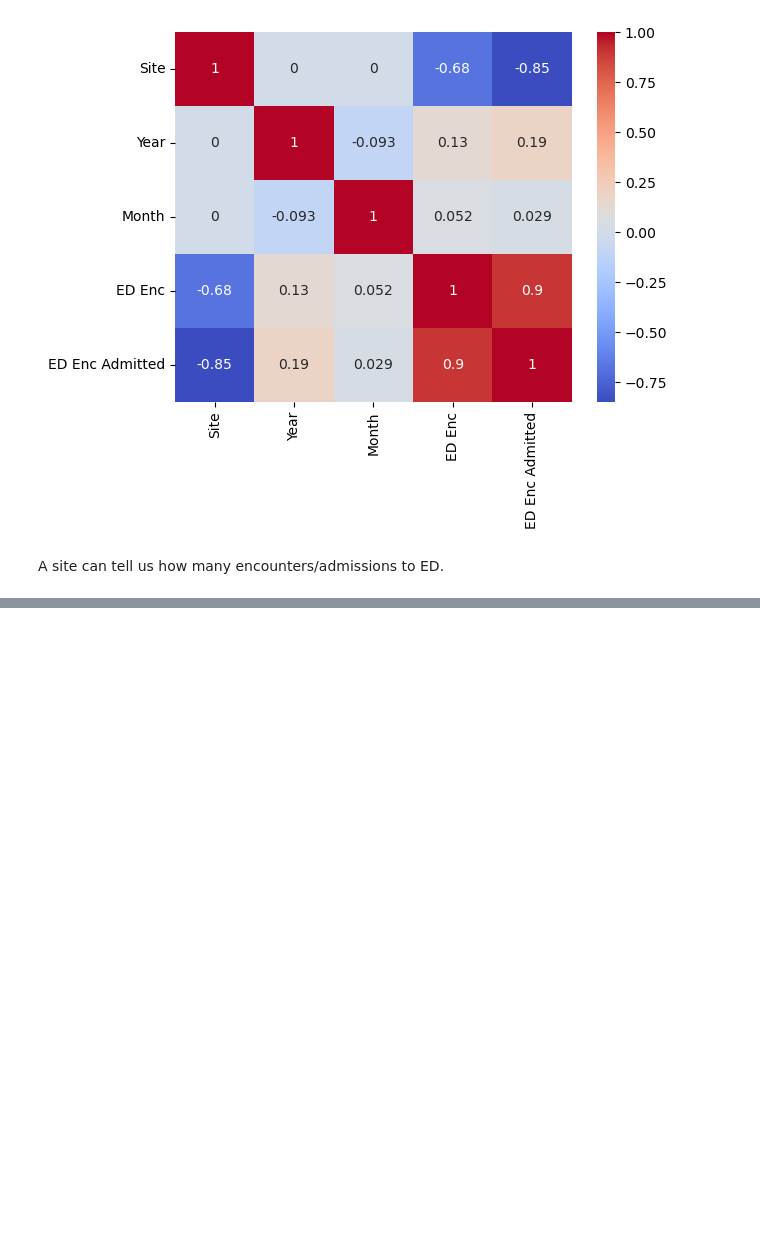
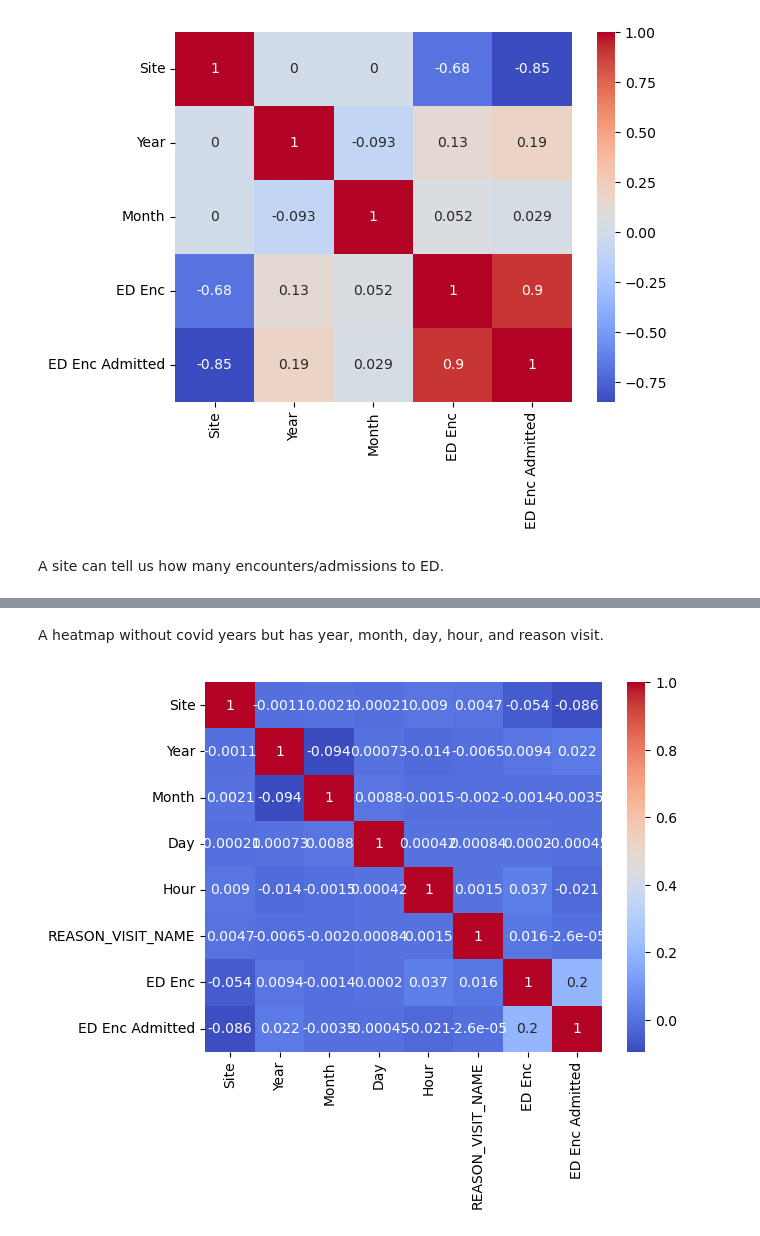
Before and after one commit to southdakotamines-datascience/dsu-no-sleep, a Jupyter notebook: explore.ipynb, the cells around one changed output, grey strips where cells are left out. Saved outputs shown, nothing was run; the diff lists cells and outputs as text; code cells hidden in the pictures; blank space fills up the shorter version.

```diff
--- a/explore.ipynb
+++ b/explore.ipynb
@@ -167,3 +167,20 @@ ax = sns.heatmap(monthly_site_data_normal.corr(), annot=True, cmap='coolwarm', x
 [figure]
 # %% [markdown]
 A site can tell us how many encounters/admissions to ED.
+# %%
+# normalize values
+
+reason_dict = {reason: idx for idx, reason in enumerate(df['REASON_VISIT_NAME'].unique())}
+
+df_friendly = df.with_columns(
+    [pl.col("Date").dt.year().alias("Year").cast(pl.Int32),
+     pl.col("Date").dt.month().alias("Month").cast(pl.Int32),
+     pl.col("Date").dt.day().alias("Day").cast(pl.Int32)]).drop("Date")
+
+df_friendly = df_friendly.select(["Site", "Year", "Month", "Day", "Hour", "REASON_VISIT_NAME", "ED Enc", "ED Enc Admitted"])
+df_friendly = df_friendly.with_columns(
+    pl.col('Site').replace(site_dict).cast(pl.Int32),
+    pl.col('REASON_VISIT_NAME').replace(reason_dict).cast(pl.Int32)
+)
+
+df_friendly.head()
@@ -169,0 +196,8 @@ A site can tell us how many encounters/admissions to ED.
+# %% [markdown]
+A heatmap without covid years but has year, month, day, hour, and reason visit.
+# %%
+df_friendly_normal = df_friendly.filter((pl.col('Year') != 2020) & (pl.col('Year') != 2021))
+
+ax = sns.heatmap(df_friendly_normal.corr(), annot=True, cmap='coolwarm', xticklabels=df_friendly_normal.columns, yticklabels=df_friendly_normal.columns)
+# %% [output]
+[figure, added]
```
Also changed, not shown: parts of 1 cell of this notebook.
